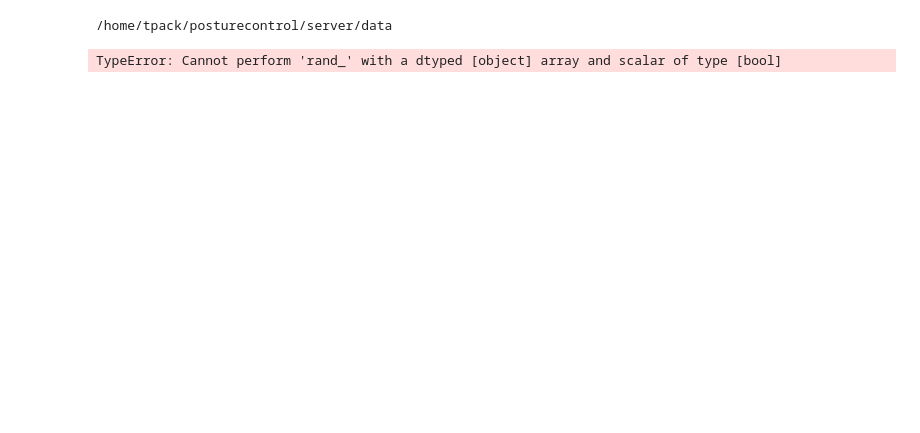
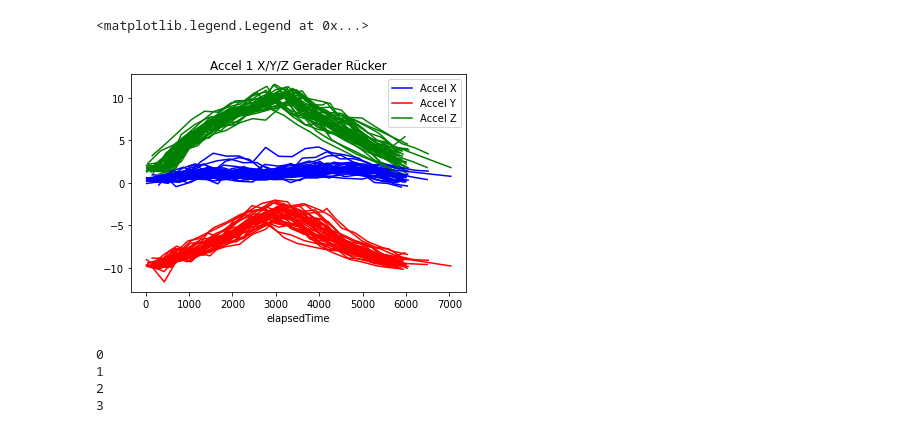
Before and after one commit to Trojan13/posture-control, a Jupyter notebook: data_analysis/complete_set_analysis.ipynb, the cells around one changed output. Drawn from its saved outputs; the diff is of its cells as text; code cells hidden in the pictures; blank space fills up the shorter version.

```diff
--- a/data_analysis/complete_set_analysis.ipynb
+++ b/data_analysis/complete_set_analysis.ipynb
@@ -14,21 +13,30 @@ import tensorflow as tf
-# %%
-cd ../server/data
-# %% [output]
-/home/tpack/posturecontrol/server/data
 # %%
+dataDir = "../server/data/"
 files = []
 completedf = pd.DataFrame(columns=["sample","movementType","elapsedTime","fsr_1","fsr_2","gyrox_1","gyroy_1","gyroz_1","gyrox_2","gyroy_2","gyroz_2","gyrox_3","gyroy_3","gyroz_3","gyrox_4","gyroy_4","gyroz_4","accelx_1","accely_1","accelz_1","accelx_2","accely_2","accelz_2","accelx_3","accely_3","accelz_3","accelx_4","accely_4","accelz_4"])
-files = os.listdir("./")
+files = os.listdir(dataDir)
 for i,file in enumerate(files):
     nameParts = file.split("_")
-    curFilePD = pd.read_csv(file, sep=" ", names=["elapsedTime","fsr_1","fsr_2","gyrox_1","gyroy_1","gyroz_1","gyrox_2","gyroy_2","gyroz_2","gyrox_3","gyroy_3","gyroz_3","gyrox_4","gyroy_4","gyroz_4","accelx_1","accely_1","accelz_1","accelx_2","accely_2","accelz_2","accelx_3","accely_3","accelz_3","accelx_4","accely_4","accelz_4"])
+    curFilePD = pd.read_csv(dataDir + file, sep=" ", names=["elapsedTime","fsr_1","fsr_2","gyrox_1","gyroy_1","gyroz_1","gyrox_2","gyroy_2","gyroz_2","gyrox_3","gyroy_3","gyroz_3","gyrox_4","gyroy_4","gyroz_4","Gyrox_1","accely_1","accelz_1","accelx_2","accely_2","accelz_2","accelx_3","accely_3","accelz_3","accelx_4","accely_4","accelz_4"])
     movement = 1 if nameParts[1] == "correct" else 0 # 1 == CORRECT; 0 == WRONG
-    series = curFilePD.assign(sample=nameParts[2].split(".")[0],movementType=movement)
+    series = curFilePD.assign(sample=pd.to_numeric(nameParts[2].split(".")[0]),movementType=pd.to_numeric(movement))
     df_temp= pd.DataFrame(series)
     completedf=pd.concat([completedf,df_temp], ignore_index=True)
 # %%
 completedf.to_csv('complete_data_wo_accel.csv', index=False)
-# %%
-completedf.loc[completedf["movementType"]==0 & completedf["sample"]==1].plot(x="elapsedTime",y="accelx_1")
-# %% [output]
-TypeError: Cannot perform 'rand_' with a dtyped [object] array and scalar of type [bool]
+# %%
+
+fig, ax1 = plt.subplots()
+completedf.loc[(completedf["movementType"]==1)].groupby('sample').plot(x="elapsedTime",y=["accelx_1","accely_1","accelz_1"],ax=ax1,legend=None,title="Accel 1 X/Y/Z Gerader Rücker",color=['blue','red','green'])
+ax1.legend(["Accel X","Accel Y","Accel Z"])
+# %% [output]
+<matplotlib.legend.Legend at 0x...>
+[figure, added]
+# %%
+for j in range(4):
+    print(j)
+# %% [output]
+0
+1
+2
+3
```
Also changed, not shown: parts of 7 cells of this notebook.
